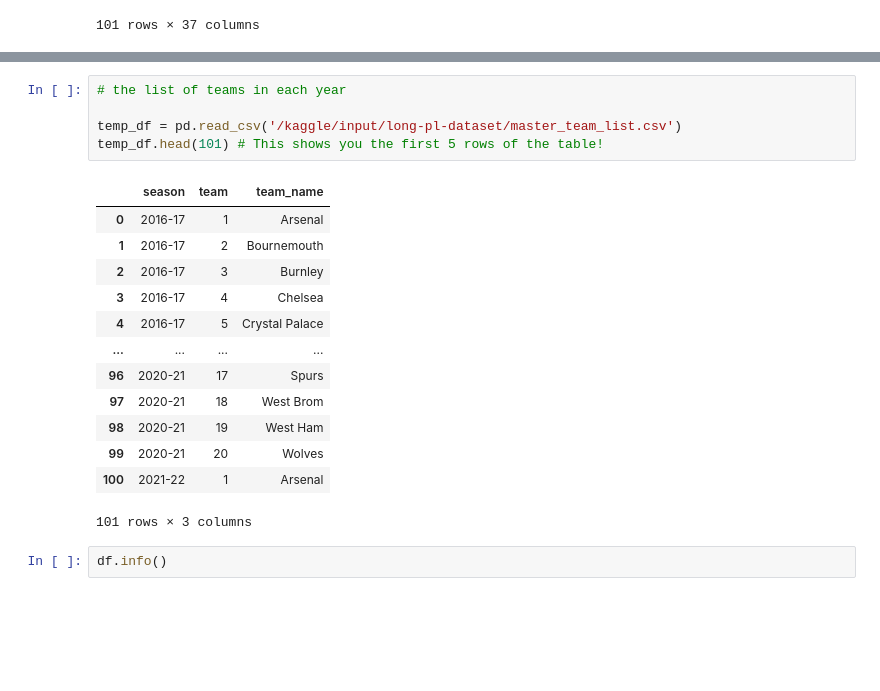
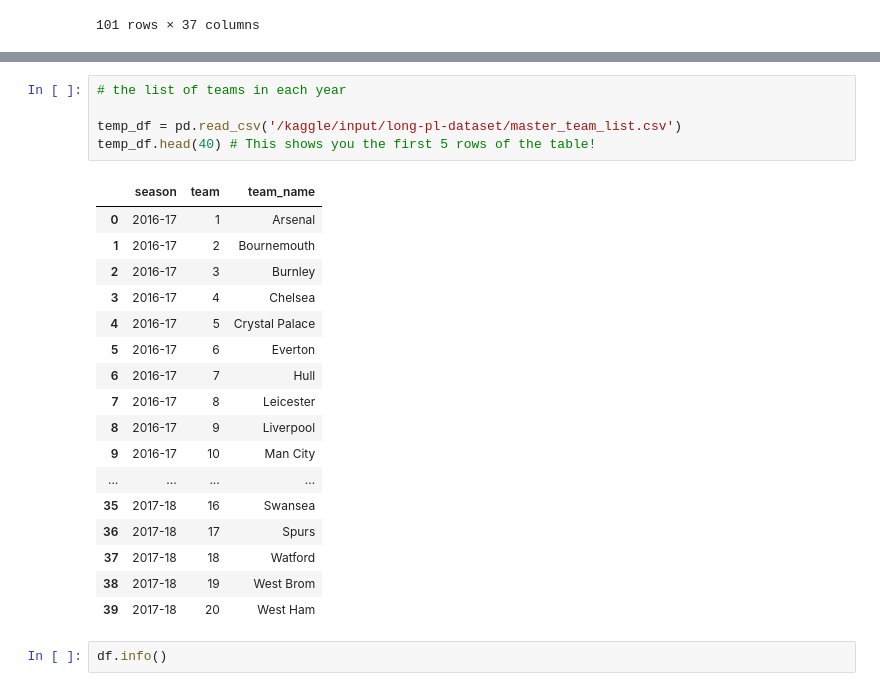
Before and after one commit to abdelrahman1903/Fantasy-Premier-League-Ai-Assistant, a Jupyter notebook: pl-2016-2023.ipynb, the cells around one changed output, grey strips where cells are left out. Cells and saved outputs as stored; diff of their text form; blank space fills up the shorter version.

```diff
--- a/pl-2016-2023.ipynb
+++ b/pl-2016-2023.ipynb
@@ -47,22 +45,26 @@ df[df['position'] == "GKP"]
 # %%
 # the list of teams in each year
 
 temp_df = pd.read_csv('/kaggle/input/long-pl-dataset/master_team_list.csv')
-temp_df.head(101) # This shows you the first 5 rows of the table!
+temp_df.head(40) # This shows you the first 5 rows of the table!
 # %% [output]
 |  | season | team | team_name |
 | 0 | 2016-17 | 1 | Arsenal |
 | 1 | 2016-17 | 2 | Bournemouth |
 | 2 | 2016-17 | 3 | Burnley |
 | 3 | 2016-17 | 4 | Chelsea |
 | 4 | 2016-17 | 5 | Crystal Palace |
+| 5 | 2016-17 | 6 | Everton |
+| 6 | 2016-17 | 7 | Hull |
+| 7 | 2016-17 | 8 | Leicester |
+| 8 | 2016-17 | 9 | Liverpool |
+| 9 | 2016-17 | 10 | Man City |
 | ... | ... | ... | ... |
-| 96 | 2020-21 | 17 | Spurs |
-| 97 | 2020-21 | 18 | West Brom |
-| 98 | 2020-21 | 19 | West Ham |
-| 99 | 2020-21 | 20 | Wolves |
-| 100 | 2021-22 | 1 | Arsenal |
+| 35 | 2017-18 | 16 | Swansea |
+| 36 | 2017-18 | 17 | Spurs |
+| 37 | 2017-18 | 18 | Watford |
+| 38 | 2017-18 | 19 | West Brom |
+| 39 | 2017-18 | 20 | West Ham |
-101 rows × 3 columns
 # %%
 df.info()
 # %% [output]
```
Also changed, not shown: parts of 49 cells of this notebook.
